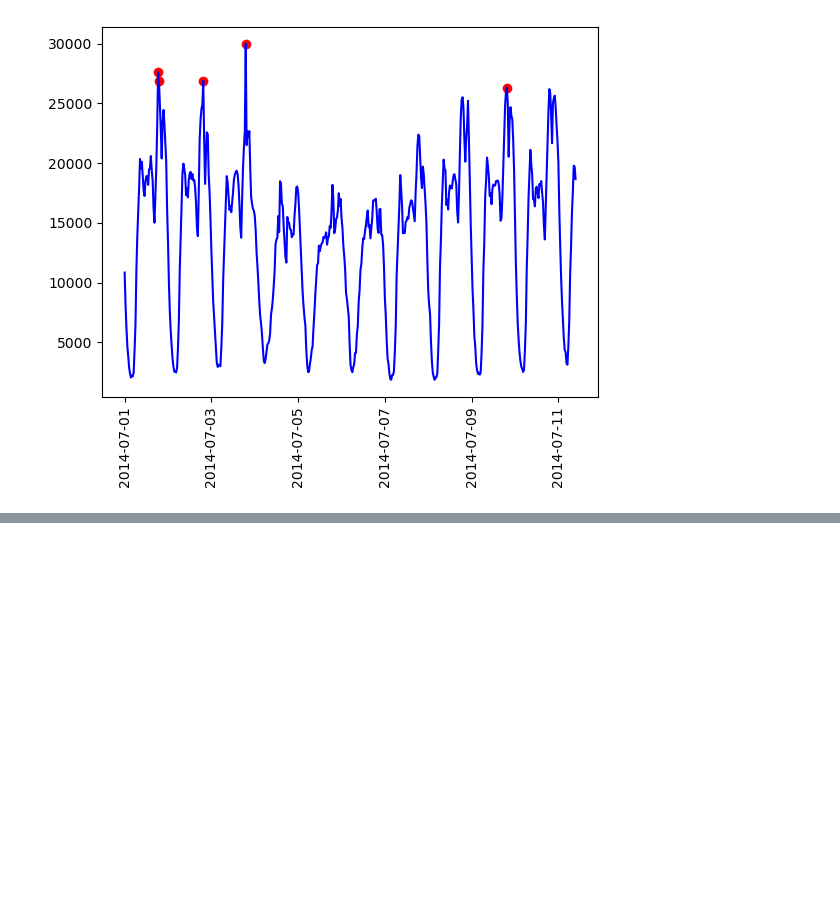
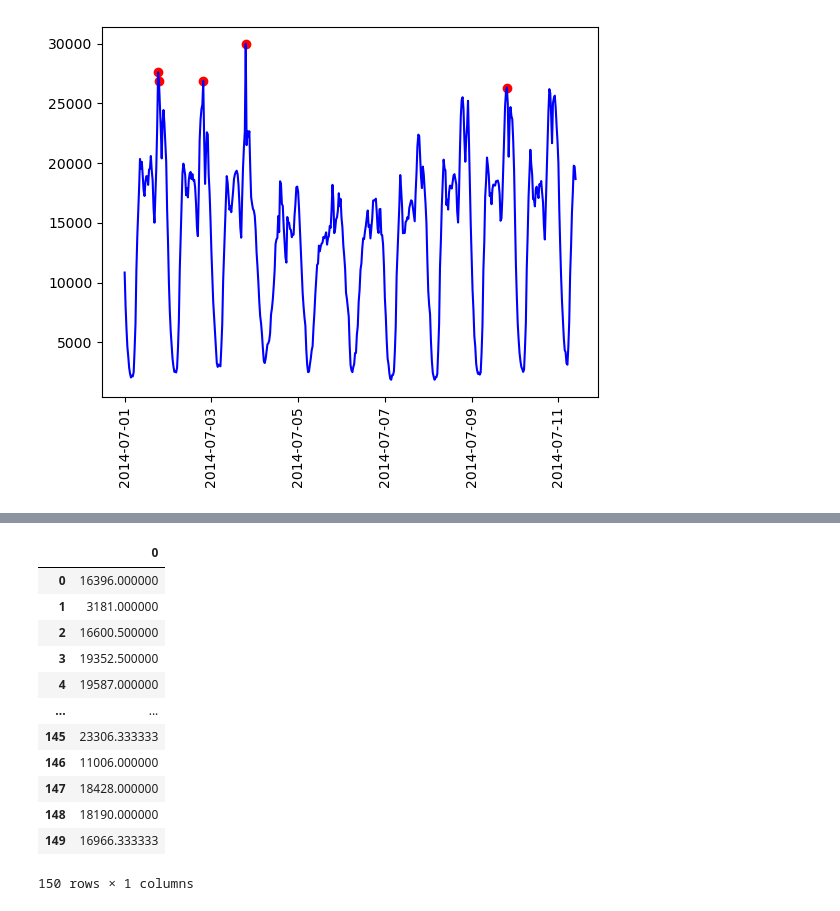
Before and after one commit to KyeongsupChoi/MLPractice, a Jupyter notebook: taxi-time-series-anomaly.ipynb, the cells around one changed output, grey strips where cells are left out. Saved outputs shown, nothing was run; the diff lists cells and outputs as text; code cells hidden in the pictures; blank space fills up the shorter version.

```diff
--- a/taxi-time-series-anomaly.ipynb
+++ b/taxi-time-series-anomaly.ipynb
@@ -65,0 +74,29 @@ X
+# %%
+
+
+X = datum[["hour", "weekday"]]
+y = datum["value"]
+
+X_train, X_test, y_train, y_test = train_test_split(X, y, test_size=0.3, random_state=1)
+
+# Fit the decision tree model
+model = DecisionTreeRegressor()
+model.fit(X_train, y_train)
+
+predictions = model.predict(X_test)
+
+pd.DataFrame(predictions)
+# %% [output]
+|  | 0 |
+| 0 | 16396.000000 |
+| 1 | 3181.000000 |
+| 2 | 16600.500000 |
+| 3 | 19352.500000 |
+| 4 | 19587.000000 |
+| ... | ... |
+| 145 | 23306.333333 |
+| 146 | 11006.000000 |
+| 147 | 18428.000000 |
+| 148 | 18190.000000 |
+| 149 | 16966.333333 |
+150 rows × 1 columns
```
Also changed, not shown: parts of 7 cells of this notebook.
